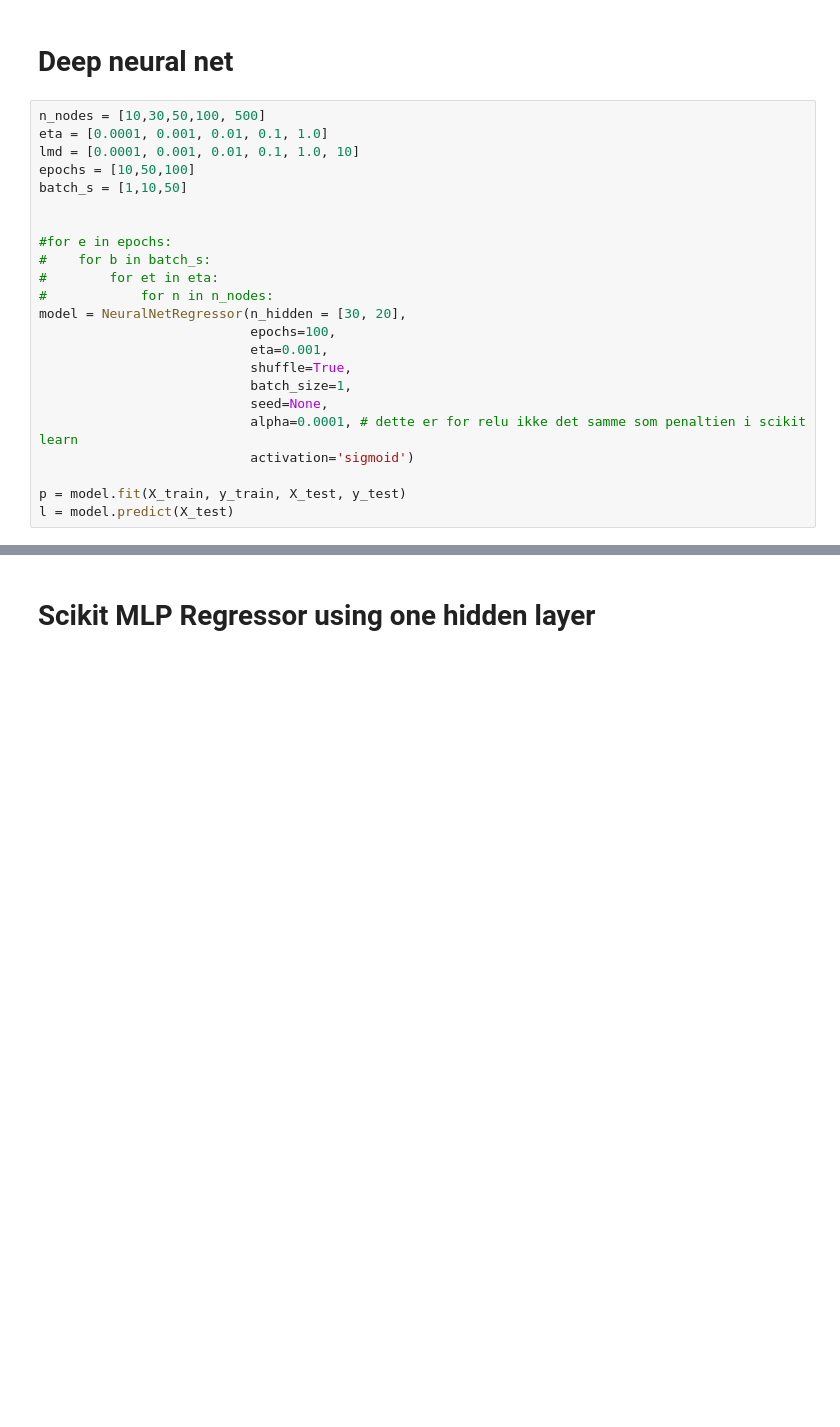
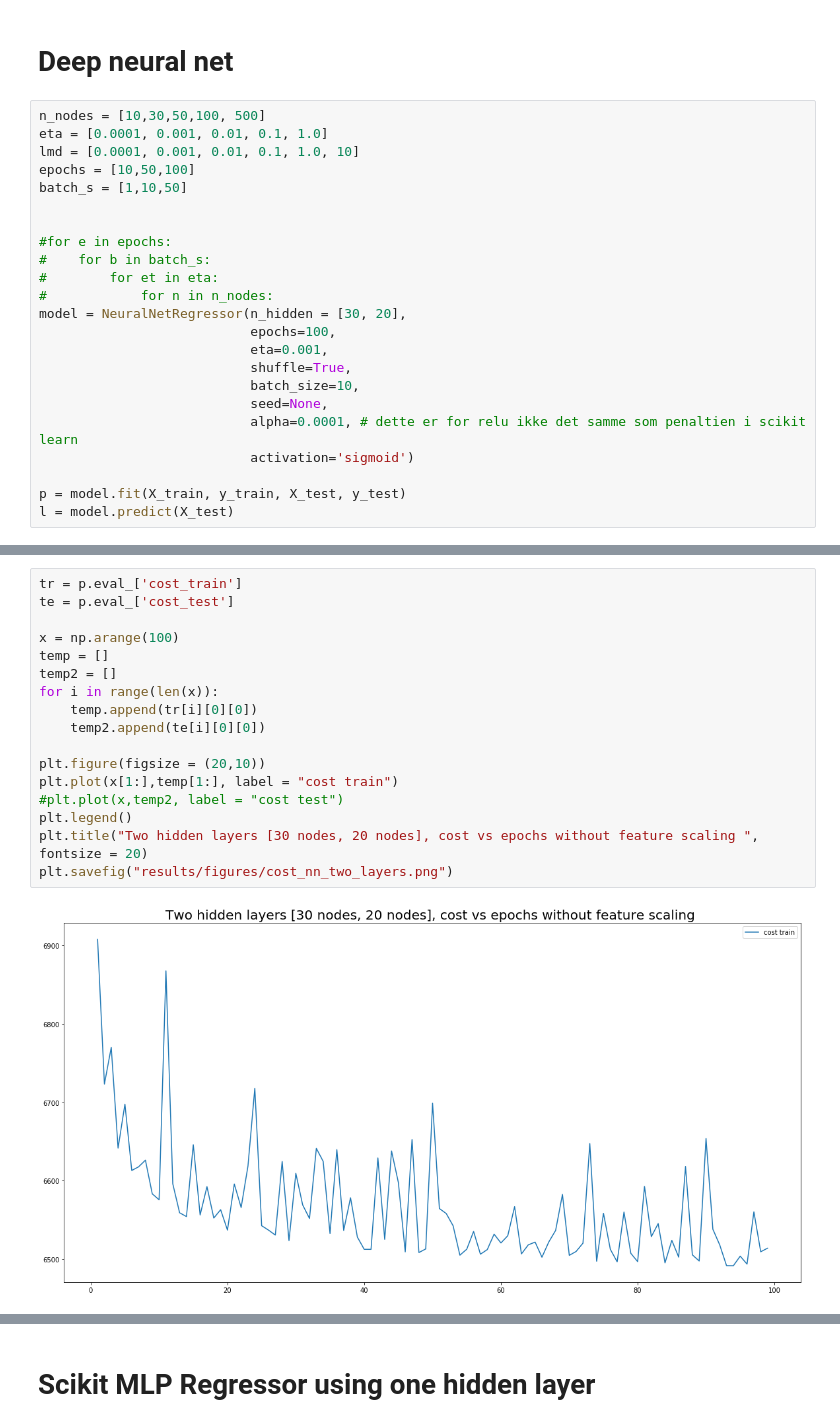
Before and after one commit to hannasv/Project3, a Jupyter notebook: NeuralNetworks.ipynb, the cells around one changed output, grey strips where cells are left out. Drawn from its saved outputs; the diff is of its cells as text; blank space fills up the shorter version.

```diff
--- a/NeuralNetworks.ipynb
+++ b/NeuralNetworks.ipynb
@@ -253,7 +188,7 @@ model = NeuralNetRegressor(n_hidden = [30, 20],
                            epochs=100,
                            eta=0.001,
                            shuffle=True,
-                           batch_size=1,
+                           batch_size=10,
                            seed=None,
                            alpha=0.0001, # dette er for relu ikke det samme som penaltien i scikit learn
                            activation='sigmoid')
@@ -283,0 +201,19 @@ mse_train = p.eval_['train_perfom']
+# %%
+tr = p.eval_['cost_train']
+te = p.eval_['cost_test']
+
+x = np.arange(100)
+temp = []
+temp2 = []
+for i in range(len(x)):
+    temp.append(tr[i][0][0])
+    temp2.append(te[i][0][0])
+
+plt.figure(figsize = (20,10))
+plt.plot(x[1:],temp[1:], label = "cost train")
+#plt.plot(x,temp2, label = "cost test")
+plt.legend()
+plt.title("Two hidden layers [30 nodes, 20 nodes], cost vs epochs without feature scaling ", fontsize = 20)
+plt.savefig("results/figures/cost_nn_two_layers.png")
+# %% [output]
+[figure, added]
```
Also changed, not shown: parts of 18 cells of this notebook, 8 other files.
